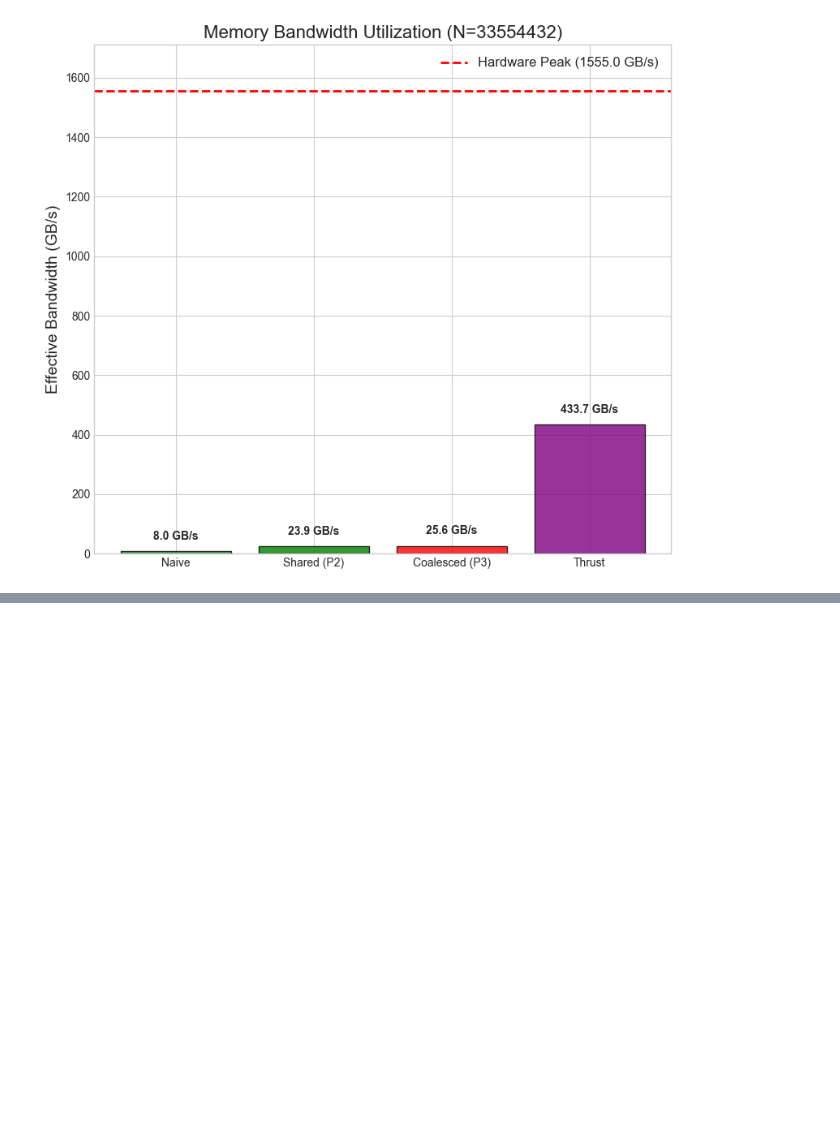
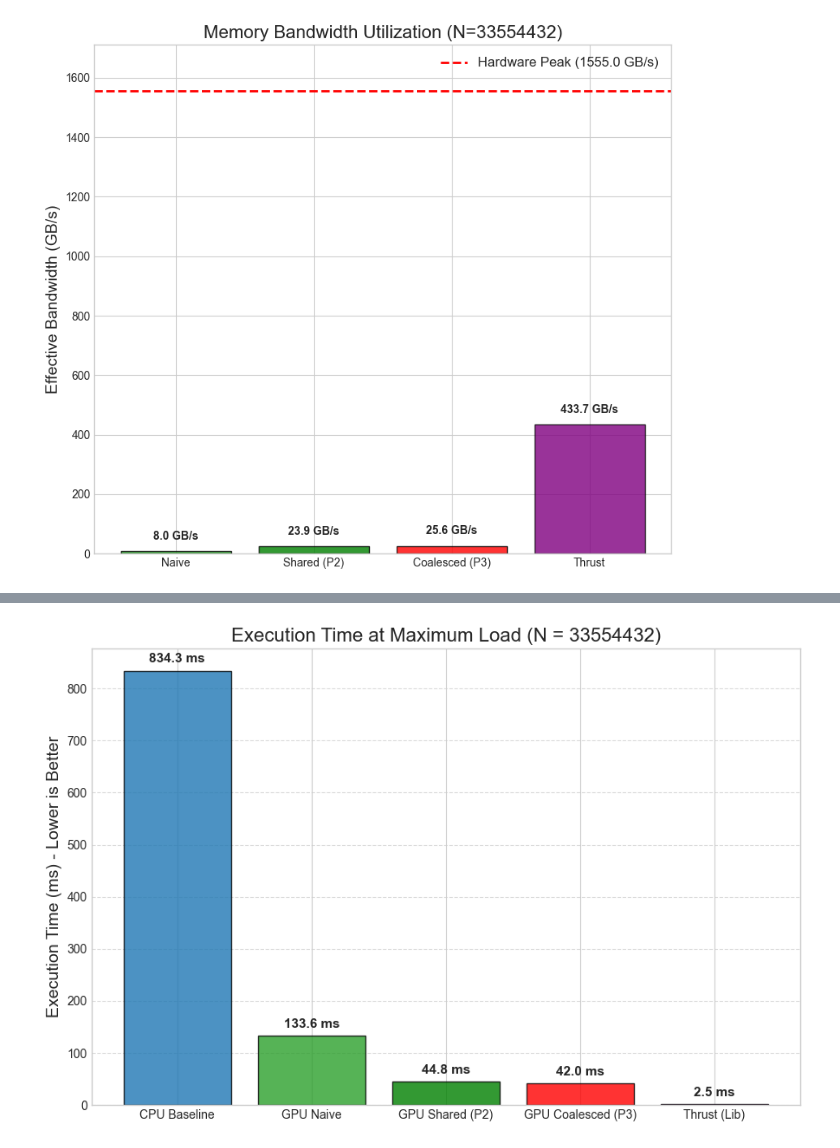
Before and after one commit to yuzhengwen/sc4064-gpu-project, a Jupyter notebook: visualization.ipynb, the cells around one changed output, grey strips where cells are left out. Drawn from its saved outputs; the diff is of its cells as text; code cells hidden in the pictures; blank space fills up the shorter version.

```diff
--- a/visualization.ipynb
+++ b/visualization.ipynb
@@ -270,0 +322,27 @@ plt.show()
+# %%
+fig, ax = plt.subplots(figsize=(9, 6))
+
+# Extract the execution times for the absolute largest dataset (N = 33,554,432)
+labels = ['CPU Baseline', 'GPU Naive', 'GPU Shared (P2)', 'GPU Coalesced (P3)', 'Thrust (Lib)']
+times = [row_max['CPU_ms'], row_max['GPU_Naive_ms'], row_max['GPU_P2_Opt_ms'], row_max['GPU_P3_Opt_ms'], row_max['GPU_Thrust_ms']]
+colors = ['#1f77b4', '#2ca02c', 'green', 'red', 'purple']
+
+bars = ax.bar(labels, times, color=colors, alpha=0.8, edgecolor='black')
+
+# Add the exact millisecond values on top of the bars so the audience can read them instantly
+for bar in bars:
+    yval = bar.get_height()
+    ax.text(bar.get_x() + bar.get_width()/2, yval + 10,
+            f'{yval:.1f} ms', ha='center', va='bottom', fontweight='bold', fontsize=11)
+
+ax.set_ylabel('Execution Time (ms) - Lower is Better', fontsize=14)
+ax.set_title(f'Execution Time at Maximum Load (N = {N_max})', fontsize=16)
+
+# Optional: Add a subtle grid for readability
+ax.yaxis.grid(True, linestyle='--', alpha=0.7)
+ax.set_axisbelow(True)
+
+plt.tight_layout()
+plt.show()
+# %% [output]
+[figure, added]
```
Also changed, not shown: parts of 5 cells of this notebook, 9 other files.
